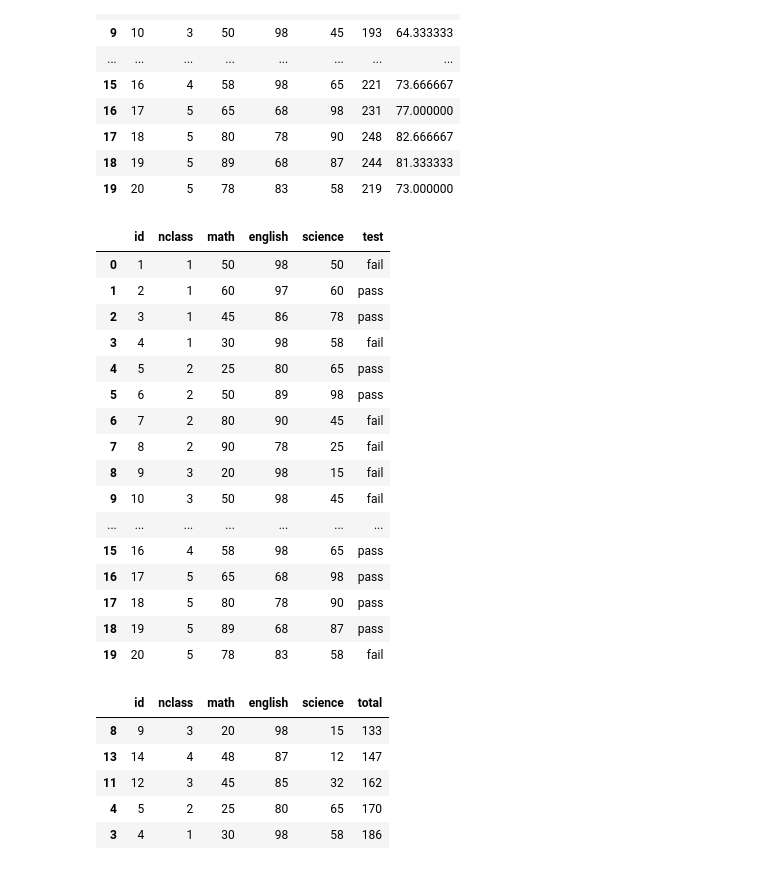
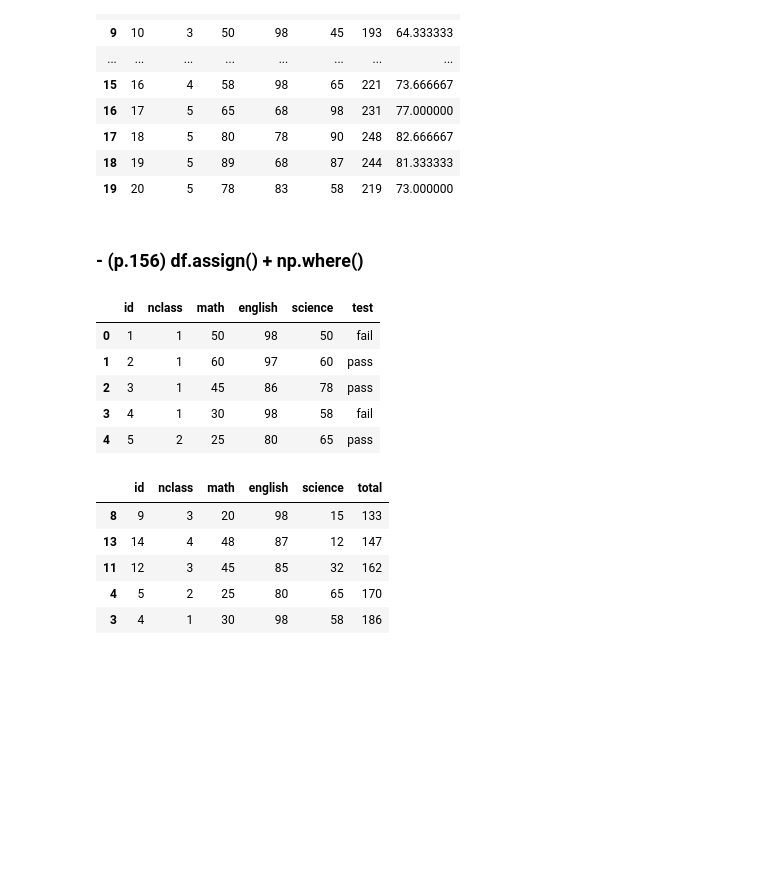
Before and after one commit to jamesbluenote/doit_pythondata, a Jupyter notebook: Doit_python_ch-06.ipynb, the cells around one changed output. Saved outputs shown, nothing was run; the diff lists cells and outputs as text; code cells hidden in the pictures; blank space fills up the shorter version.

```diff
--- a/Doit_python_ch-06.ipynb
+++ b/Doit_python_ch-06.ipynb
@@ -563,26 +583,17 @@ exam.assign(total = exam['math'] + exam['english'] + exam['science'],
 | 17 | 18 | 5 | 80 | 78 | 90 | 248 | 82.666667 |
 | 18 | 19 | 5 | 89 | 68 | 87 | 244 | 81.333333 |
 | 19 | 20 | 5 | 78 | 83 | 58 | 219 | 73.000000 |
+# %% [markdown]
+### - (p.156) df.assign() + np.where()
 # %%
-exam.assign(test = np.where(exam['science'] >= 60, 'pass', 'fail'))
+exam.assign(test = np.where(exam['science'] >= 60, 'pass', 'fail')).head()
 # %% [output]
 |  | id | nclass | math | english | science | test |
 | 0 | 1 | 1 | 50 | 98 | 50 | fail |
 | 1 | 2 | 1 | 60 | 97 | 60 | pass |
 | 2 | 3 | 1 | 45 | 86 | 78 | pass |
 | 3 | 4 | 1 | 30 | 98 | 58 | fail |
 | 4 | 5 | 2 | 25 | 80 | 65 | pass |
-| 5 | 6 | 2 | 50 | 89 | 98 | pass |
-| 6 | 7 | 2 | 80 | 90 | 45 | fail |
-| 7 | 8 | 2 | 90 | 78 | 25 | fail |
-| 8 | 9 | 3 | 20 | 98 | 15 | fail |
-| 9 | 10 | 3 | 50 | 98 | 45 | fail |
-| ... | ... | ... | ... | ... | ... | ... |
-| 15 | 16 | 4 | 58 | 98 | 65 | pass |
-| 16 | 17 | 5 | 65 | 68 | 98 | pass |
-| 17 | 18 | 5 | 80 | 78 | 90 | pass |
-| 18 | 19 | 5 | 89 | 68 | 87 | pass |
-| 19 | 20 | 5 | 78 | 83 | 58 | fail |
 # %%
 exam.assign(total = exam['math'] + exam['english'] + exam['science']).sort_values('total').head()
 # %% [output]
```
Also changed, not shown: parts of 95 cells of this notebook.
